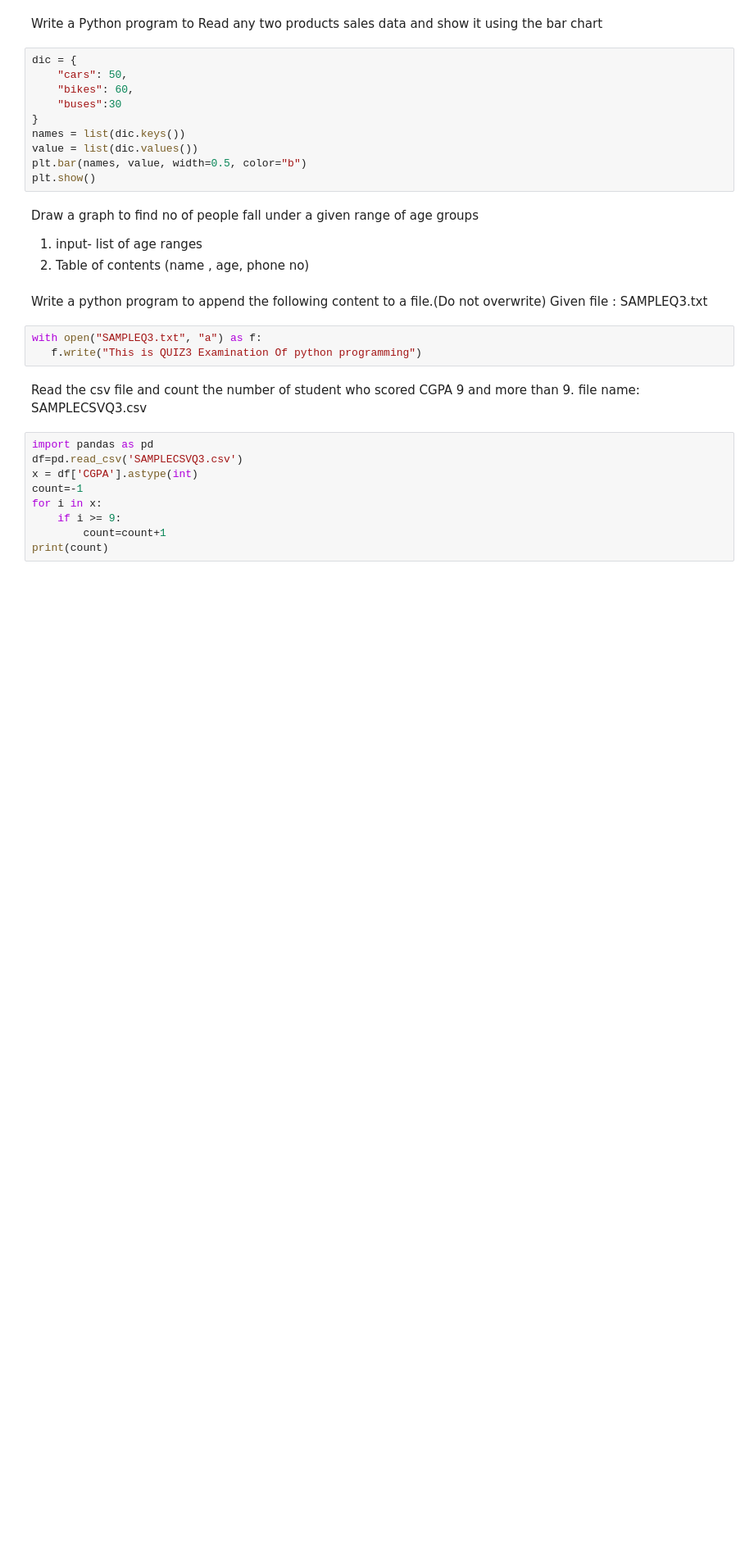
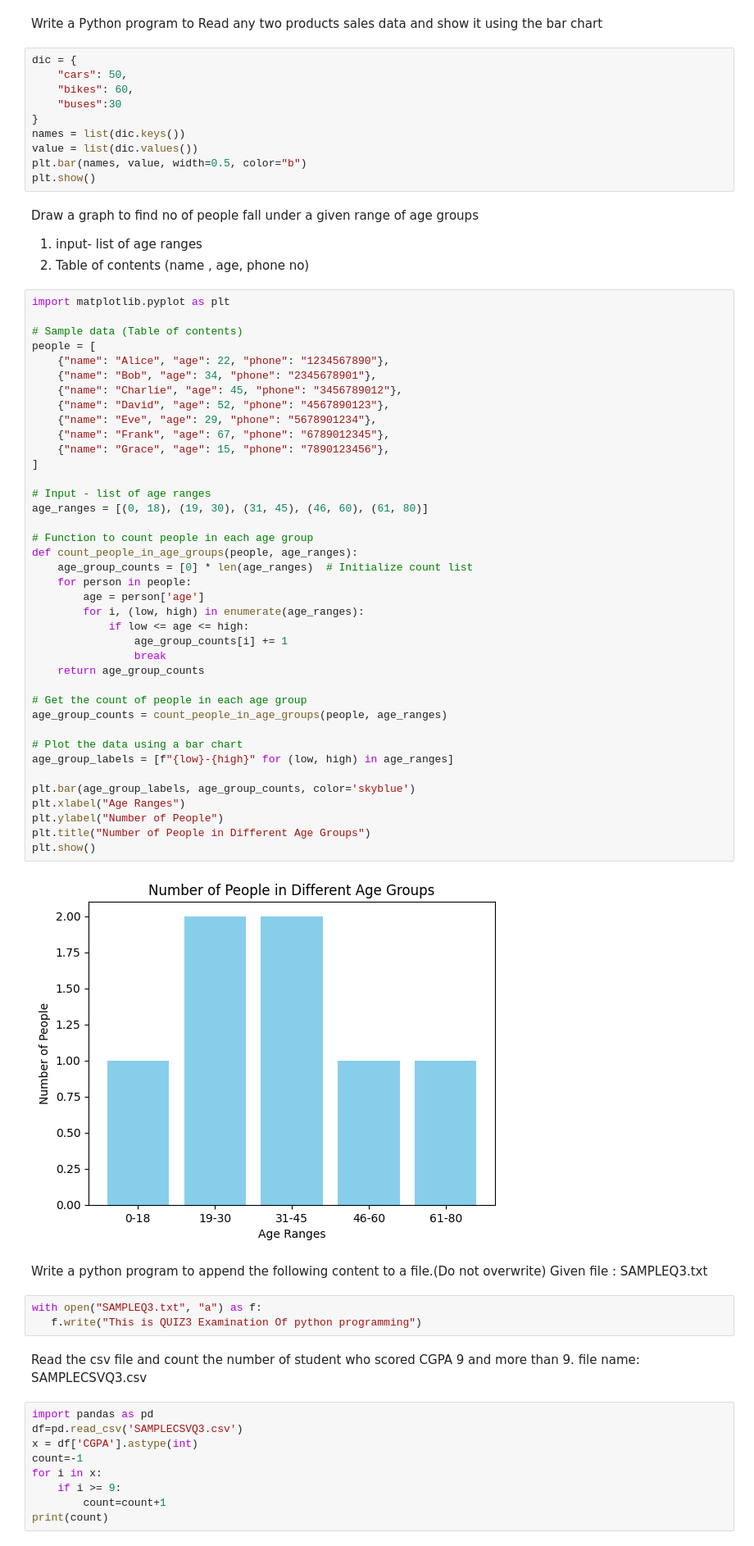
Before and after one commit to EESHWAR-MATURU/python, a Jupyter notebook: end_sem.ipynb, the cells around one changed output. Shown at 82% size. Cells and saved outputs as stored; diff of their text form; blank space fills up the shorter version.

```diff
--- a/end_sem.ipynb
+++ b/end_sem.ipynb
@@ -94,6 +94,47 @@ plt.show()
 Draw a graph to find no of people fall under a given range of age groups
 1. input- list of age ranges
 2. Table of contents (name , age, phone no)
+# %%
+import matplotlib.pyplot as plt
+
+# Sample data (Table of contents)
+people = [
+    {"name": "Alice", "age": 22, "phone": "1234567890"},
+    {"name": "Bob", "age": 34, "phone": "2345678901"},
+    {"name": "Charlie", "age": 45, "phone": "3456789012"},
+    {"name": "David", "age": 52, "phone": "4567890123"},
+    {"name": "Eve", "age": 29, "phone": "5678901234"},
+    {"name": "Frank", "age": 67, "phone": "6789012345"},
+    {"name": "Grace", "age": 15, "phone": "7890123456"},
+]
+
+# Input - list of age ranges
+age_ranges = [(0, 18), (19, 30), (31, 45), (46, 60), (61, 80)]
+
+# Function to count people in each age group
+def count_people_in_age_groups(people, age_ranges):
+    age_group_counts = [0] * len(age_ranges)  # Initialize count list
+    for person in people:
+        age = person['age']
+        for i, (low, high) in enumerate(age_ranges):
+            if low <= age <= high:
+                age_group_counts[i] += 1
+                break
+    return age_group_counts
+
+# Get the count of people in each age group
+age_group_counts = count_people_in_age_groups(people, age_ranges)
+
+# Plot the data using a bar chart
+age_group_labels = [f"{low}-{high}" for (low, high) in age_ranges]
+
+plt.bar(age_group_labels, age_group_counts, color='skyblue')
+plt.xlabel("Age Ranges")
+plt.ylabel("Number of People")
+plt.title("Number of People in Different Age Groups")
+plt.show()
+# %% [output]
+[figure, added]
 # %% [markdown]
 Write a python program to append the following content to a file.(Do not overwrite)
 Given file : SAMPLEQ3.txt
```
Also changed, not shown: parts of 1 cell of this notebook, 2 other files.
